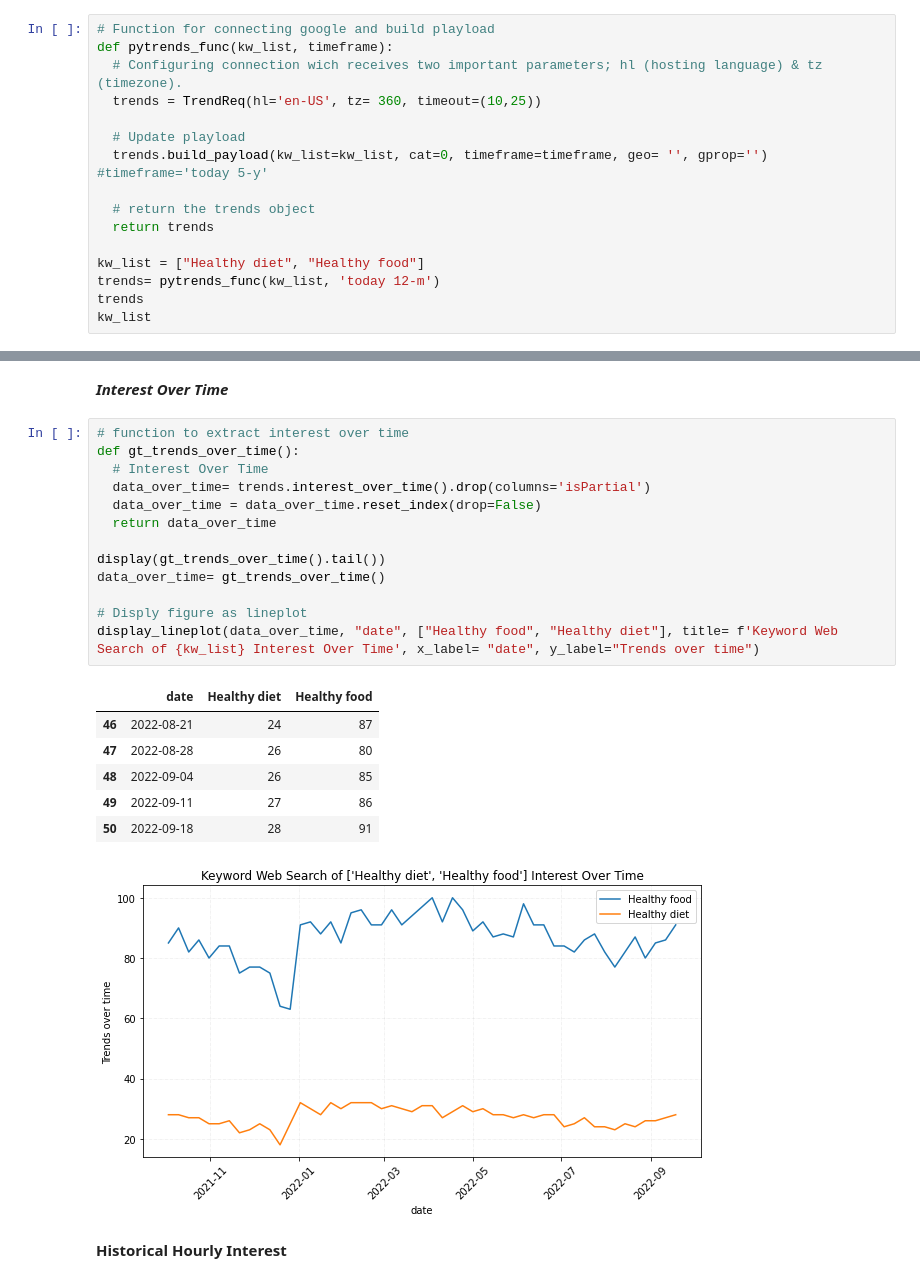
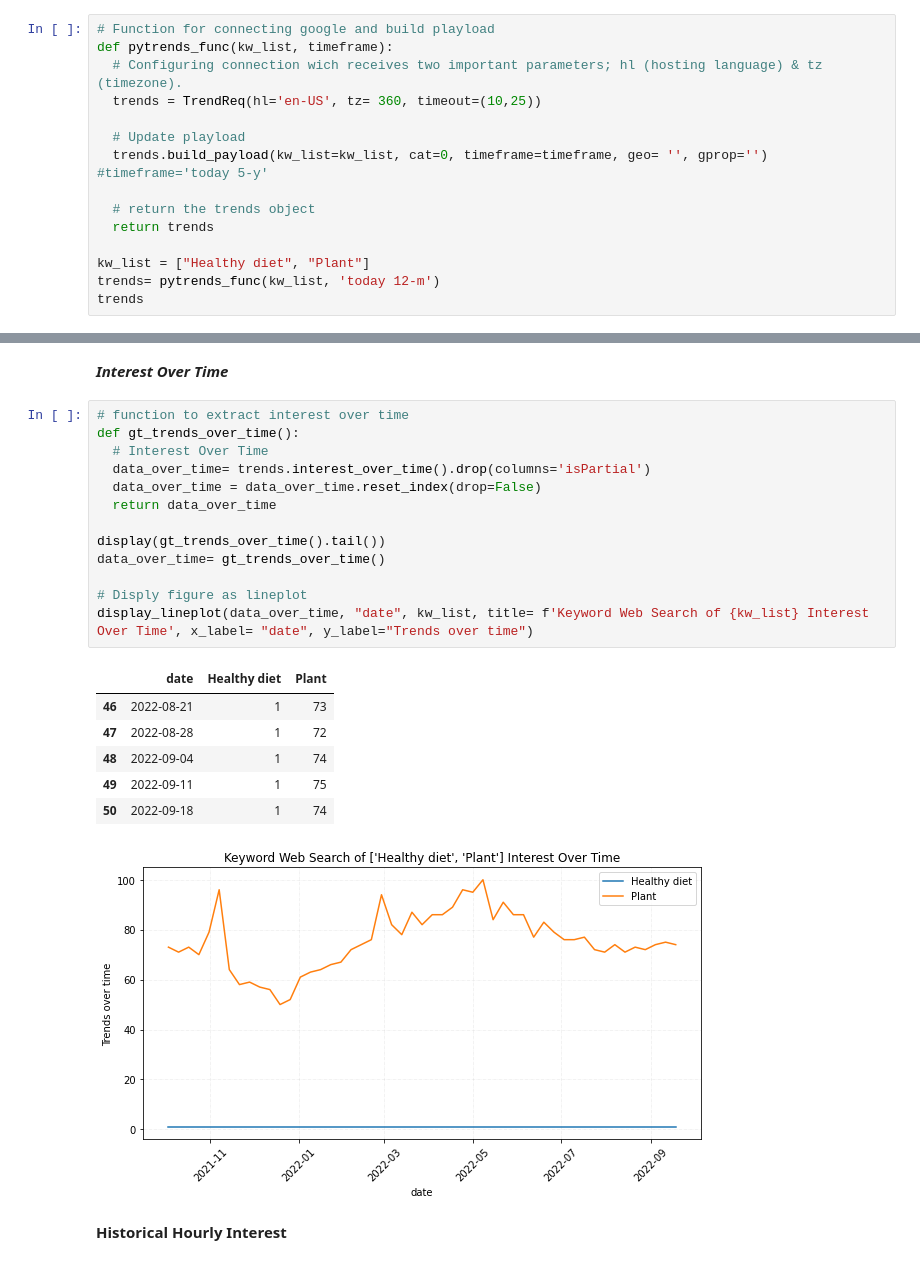
Before and after one commit to mrchapagain/GoogleTrendAnalytics, a Jupyter notebook: GoogleTrends.ipynb, the cells around one changed output, grey strips where cells are left out. Saved outputs shown, nothing was run; the diff lists cells and outputs as text.

```diff
--- a/GoogleTrends.ipynb
+++ b/GoogleTrends.ipynb
@@ -74,8 +74,7 @@ def pytrends_func(kw_list, timeframe):
   # return the trends object
   return trends
 
-kw_list = ["Healthy diet", "Healthy food"]
+kw_list = ["Healthy diet", "Plant"]
 trends= pytrends_func(kw_list, 'today 12-m')
 trends
-kw_list
 # %% [output]
@@ -130,24 +128,24 @@ def display_barplot(df, x_col, kw_list, title):
 # %%
 # function to extract interest over time
 def gt_trends_over_time():
   # Interest Over Time
   data_over_time= trends.interest_over_time().drop(columns='isPartial')
   data_over_time = data_over_time.reset_index(drop=False)
   return data_over_time
 
 display(gt_trends_over_time().tail())
 data_over_time= gt_trends_over_time()
 
 # Disply figure as lineplot
-display_lineplot(data_over_time, "date", ["Healthy food", "Healthy diet"], title= f'Keyword Web Search of {kw_list} Interest Over Time', x_label= "date", y_label="Trends over time")
+display_lineplot(data_over_time, "date", kw_list, title= f'Keyword Web Search of {kw_list} Interest Over Time', x_label= "date", y_label="Trends over time")
 # %% [output]
-|  | date | Healthy diet | Healthy food |
-| 46 | 2022-08-21 | 24 | 87 |
-| 47 | 2022-08-28 | 26 | 80 |
-| 48 | 2022-09-04 | 26 | 85 |
-| 49 | 2022-09-11 | 27 | 86 |
-| 50 | 2022-09-18 | 28 | 91 |
+|  | date | Healthy diet | Plant |
+| 46 | 2022-08-21 | 1 | 73 |
+| 47 | 2022-08-28 | 1 | 72 |
+| 48 | 2022-09-04 | 1 | 74 |
+| 49 | 2022-09-11 | 1 | 75 |
+| 50 | 2022-09-18 | 1 | 74 |
-[figure, old version]
+[figure, new version]
 # %% [markdown]
 **Historical Hourly Interest**
 # %%
```
Also changed, not shown: parts of 6 cells of this notebook.
